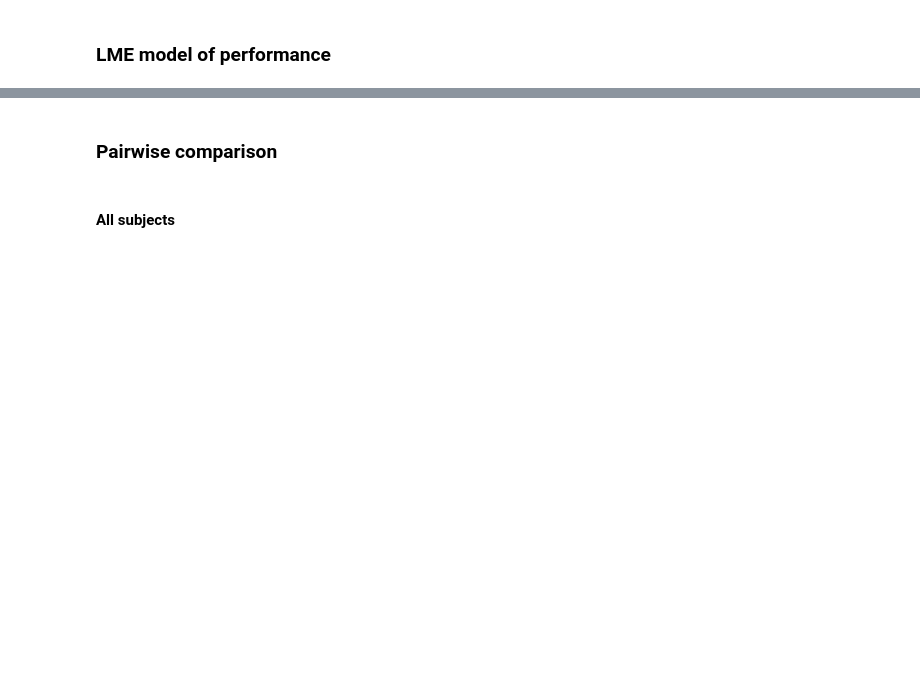
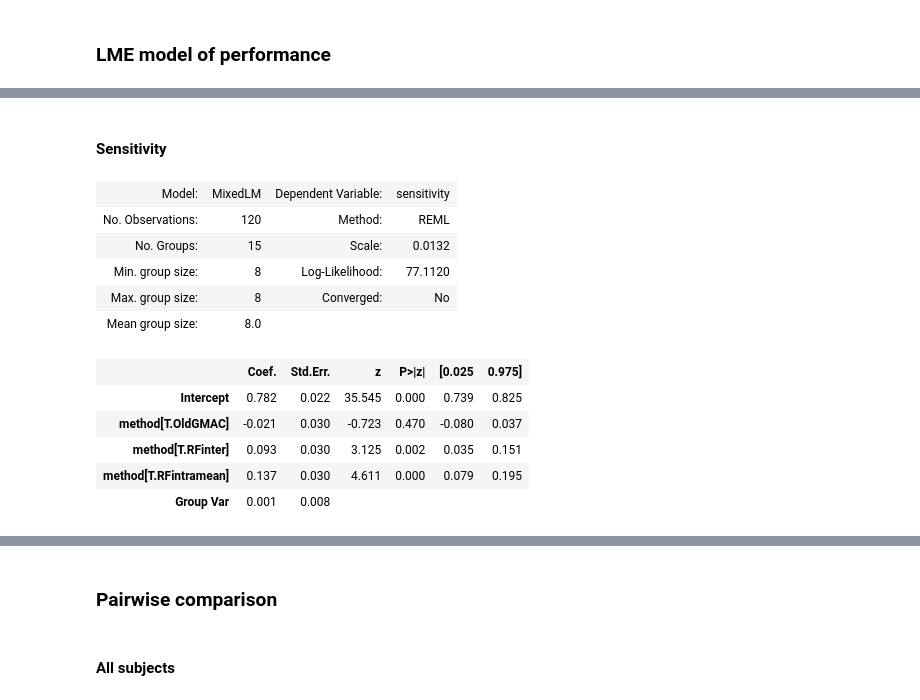
Before and after one commit to siva82kb/gmac, a Jupyter notebook: notebooks/06-paper_plots_R1_limbwise.ipynb, the cells around one changed output, grey strips where cells are left out. Cells and saved outputs as stored; diff of their text form; code cells hidden in the pictures; blank space fills up the shorter version.

```diff
--- a/notebooks/06-paper_plots_R1_limbwise.ipynb
+++ b/notebooks/06-paper_plots_R1_limbwise.ipynb
@@ -1061,0 +1144,20 @@ from scipy import stats
+# %% [markdown]
+#### Sensitivity
+# %%
+sensitivitydf = losoperfdf.loc[gmacinx | oldgmacinx | rfinterinx | rfintrainx,
+                           ["subj", "limb", "method", "sensitivity"]].reset_index(drop=True)
+lme_sensitivity = smf.mixedlm("sensitivity ~ method", data=sensitivitydf, groups=sensitivitydf["subj"])
+lme_sensitivity.fit(method='bfgs').summary()
+# %% [output]
+| Model: | MixedLM | Dependent Variable: | sensitivity |
+| No. Observations: | 120 | Method: | REML |
+| No. Groups: | 15 | Scale: | 0.0132 |
+| Min. group size: | 8 | Log-Likelihood: | 77.1120 |
+| Max. group size: | 8 | Converged: | No |
+| Mean group size: | 8.0 |  |  |
+|  | Coef. | Std.Err. | z | P>|z| | [0.025 | 0.975] |
+| Intercept | 0.782 | 0.022 | 35.545 | 0.000 | 0.739 | 0.825 |
+| method[T.OldGMAC] | -0.021 | 0.030 | -0.723 | 0.470 | -0.080 | 0.037 |
+| method[T.RFinter] | 0.093 | 0.030 | 3.125 | 0.002 | 0.035 | 0.151 |
+| method[T.RFintramean] | 0.137 | 0.030 | 4.611 | 0.000 | 0.079 | 0.195 |
+| Group Var | 0.001 | 0.008 |  |  |  |  |
```
Also changed, not shown: parts of 30 cells of this notebook, 2 other files.
